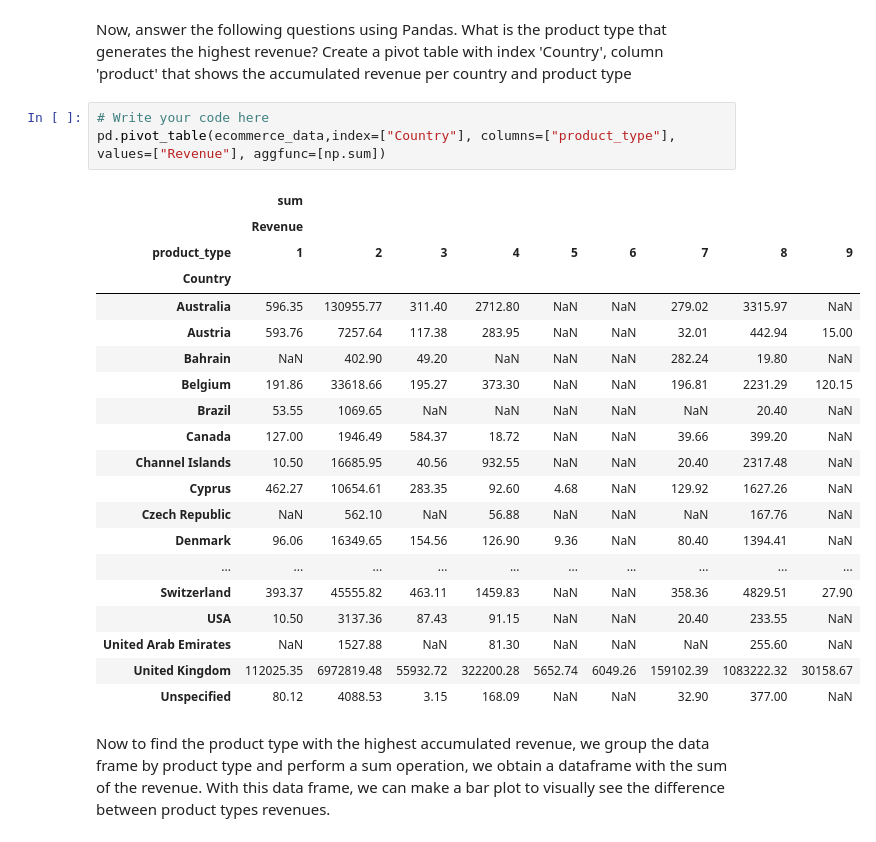
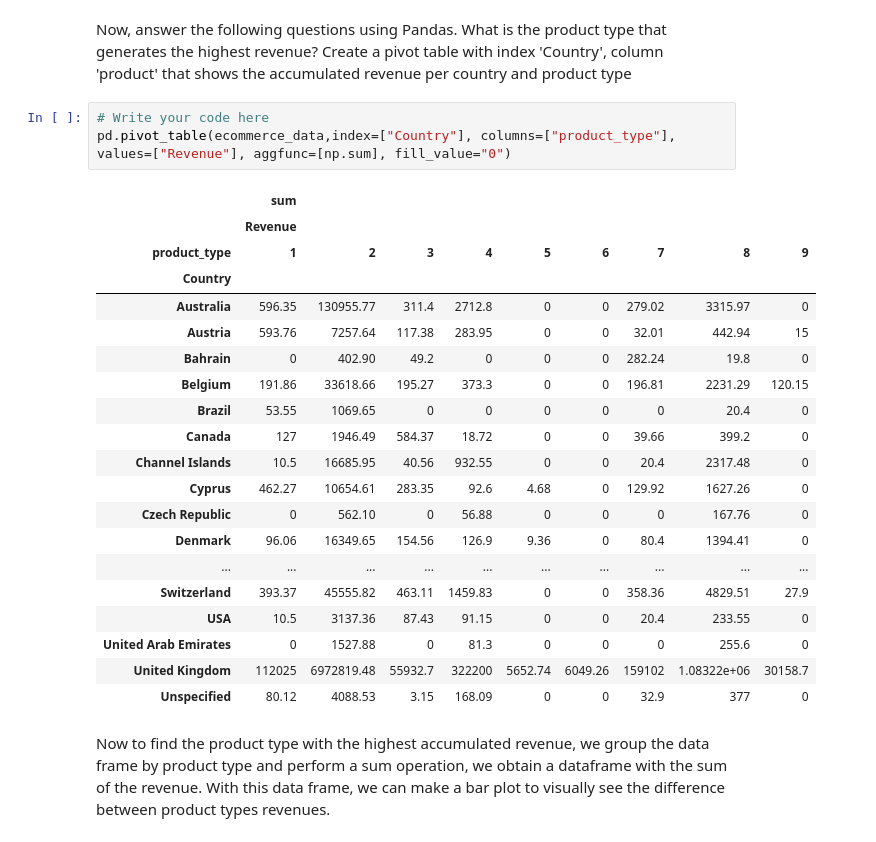
Before and after one commit to fer112233/ORT, a Jupyter notebook: pandas_assignment.ipynb, the cells around one changed output. Drawn from its saved outputs; the diff is of its cells as text.

```diff
--- a/pandas_assignment.ipynb
+++ b/pandas_assignment.ipynb
@@ -132,28 +132,28 @@ What is the product type that generates the highest revenue?
 Create a pivot table with index  'Country', column 'product' that shows the accumulated revenue per country and product type
 # %%
 # Write your code here
-pd.pivot_table(ecommerce_data,index=["Country"], columns=["product_type"], values=["Revenue"], aggfunc=[np.sum])
+pd.pivot_table(ecommerce_data,index=["Country"], columns=["product_type"], values=["Revenue"], aggfunc=[np.sum], fill_value="0")
 # %% [output]
 |  | sum |  |  |  |  |  |  |  |  |
 |  | Revenue |  |  |  |  |  |  |  |  |
 | product_type | 1 | 2 | 3 | 4 | 5 | 6 | 7 | 8 | 9 |
 | Country |  |  |  |  |  |  |  |  |  |
-| Australia | 596.35 | 130955.77 | 311.40 | 2712.80 | NaN | NaN | 279.02 | 3315.97 | NaN |
-| Austria | 593.76 | 7257.64 | 117.38 | 283.95 | NaN | NaN | 32.01 | 442.94 | 15.00 |
-| Bahrain | NaN | 402.90 | 49.20 | NaN | NaN | NaN | 282.24 | 19.80 | NaN |
-| Belgium | 191.86 | 33618.66 | 195.27 | 373.30 | NaN | NaN | 196.81 | 2231.29 | 120.15 |
-| Brazil | 53.55 | 1069.65 | NaN | NaN | NaN | NaN | NaN | 20.40 | NaN |
-| Canada | 127.00 | 1946.49 | 584.37 | 18.72 | NaN | NaN | 39.66 | 399.20 | NaN |
-| Channel Islands | 10.50 | 16685.95 | 40.56 | 932.55 | NaN | NaN | 20.40 | 2317.48 | NaN |
-| Cyprus | 462.27 | 10654.61 | 283.35 | 92.60 | 4.68 | NaN | 129.92 | 1627.26 | NaN |
-| Czech Republic | NaN | 562.10 | NaN | 56.88 | NaN | NaN | NaN | 167.76 | NaN |
-| Denmark | 96.06 | 16349.65 | 154.56 | 126.90 | 9.36 | NaN | 80.40 | 1394.41 | NaN |
+| Australia | 596.35 | 130955.77 | 311.4 | 2712.8 | 0 | 0 | 279.02 | 3315.97 | 0 |
+| Austria | 593.76 | 7257.64 | 117.38 | 283.95 | 0 | 0 | 32.01 | 442.94 | 15 |
+| Bahrain | 0 | 402.90 | 49.2 | 0 | 0 | 0 | 282.24 | 19.8 | 0 |
+| Belgium | 191.86 | 33618.66 | 195.27 | 373.3 | 0 | 0 | 196.81 | 2231.29 | 120.15 |
+| Brazil | 53.55 | 1069.65 | 0 | 0 | 0 | 0 | 0 | 20.4 | 0 |
+| Canada | 127 | 1946.49 | 584.37 | 18.72 | 0 | 0 | 39.66 | 399.2 | 0 |
+| Channel Islands | 10.5 | 16685.95 | 40.56 | 932.55 | 0 | 0 | 20.4 | 2317.48 | 0 |
+| Cyprus | 462.27 | 10654.61 | 283.35 | 92.6 | 4.68 | 0 | 129.92 | 1627.26 | 0 |
+| Czech Republic | 0 | 562.10 | 0 | 56.88 | 0 | 0 | 0 | 167.76 | 0 |
+| Denmark | 96.06 | 16349.65 | 154.56 | 126.9 | 9.36 | 0 | 80.4 | 1394.41 | 0 |
 | ... | ... | ... | ... | ... | ... | ... | ... | ... | ... |
-| Switzerland | 393.37 | 45555.82 | 463.11 | 1459.83 | NaN | NaN | 358.36 | 4829.51 | 27.90 |
-| USA | 10.50 | 3137.36 | 87.43 | 91.15 | NaN | NaN | 20.40 | 233.55 | NaN |
-| United Arab Emirates | NaN | 1527.88 | NaN | 81.30 | NaN | NaN | NaN | 255.60 | NaN |
-| United Kingdom | 112025.35 | 6972819.48 | 55932.72 | 322200.28 | 5652.74 | 6049.26 | 159102.39 | 1083222.32 | 30158.67 |
-| Unspecified | 80.12 | 4088.53 | 3.15 | 168.09 | NaN | NaN | 32.90 | 377.00 | NaN |
+| Switzerland | 393.37 | 45555.82 | 463.11 | 1459.83 | 0 | 0 | 358.36 | 4829.51 | 27.9 |
+| USA | 10.5 | 3137.36 | 87.43 | 91.15 | 0 | 0 | 20.4 | 233.55 | 0 |
+| United Arab Emirates | 0 | 1527.88 | 0 | 81.3 | 0 | 0 | 0 | 255.6 | 0 |
+| United Kingdom | 112025 | 6972819.48 | 55932.7 | 322200 | 5652.74 | 6049.26 | 159102 | 1.08322e+06 | 30158.7 |
+| Unspecified | 80.12 | 4088.53 | 3.15 | 168.09 | 0 | 0 | 32.9 | 377 | 0 |
 # %% [markdown]
 Now to find the product type with the highest accumulated revenue, we group the data frame by product type and perform a sum operation, we obtain a dataframe with the sum of the revenue.
 With this data frame, we can make a bar plot to visually see the difference between product types revenues.
```
